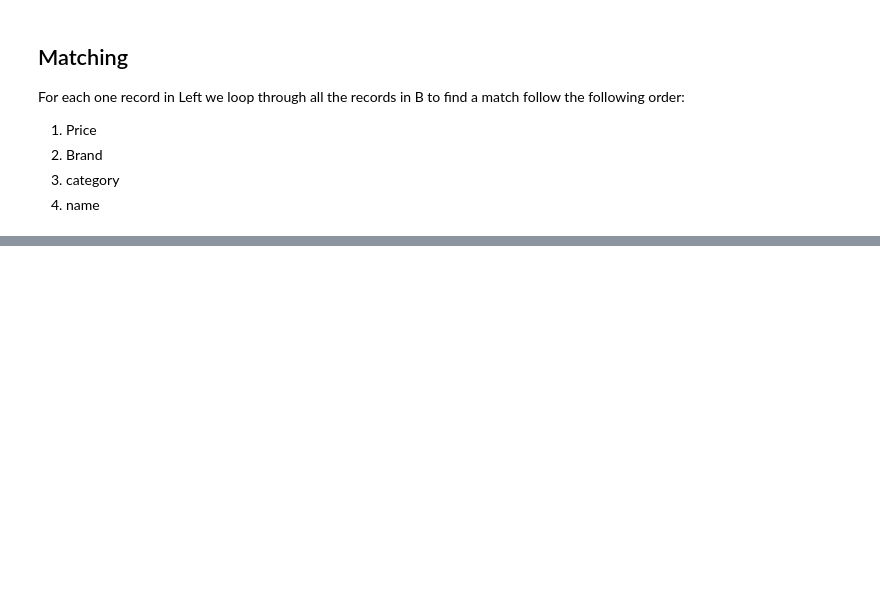
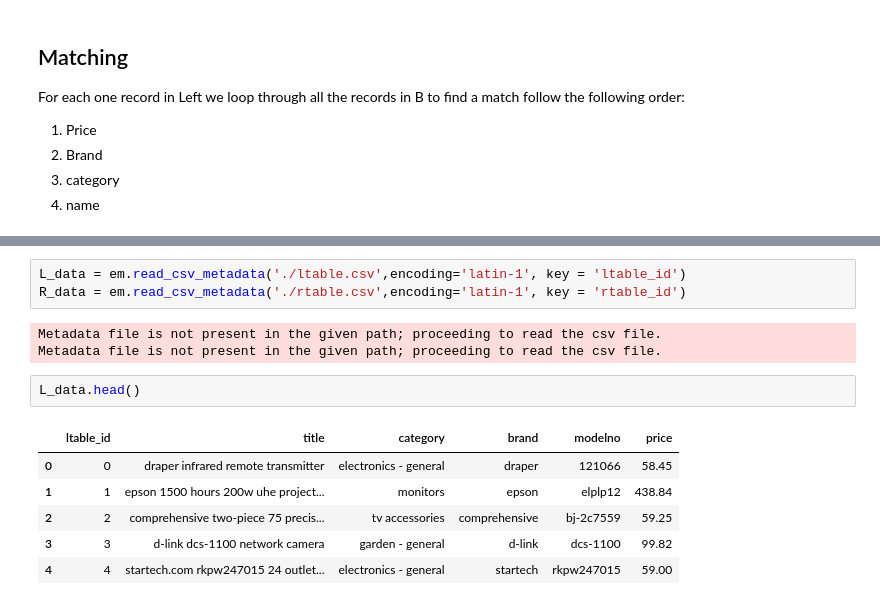
Before and after one commit to r0b3rt24/entity_matching, a Jupyter notebook: main.ipynb, the cells around one changed output, grey strips where cells are left out. Saved outputs shown, nothing was run; the diff lists cells and outputs as text; blank space fills up the shorter version.

```diff
--- a/main.ipynb
+++ b/main.ipynb
@@ -127,0 +176,15 @@ epson
+# %%
+L_data = em.read_csv_metadata('./ltable.csv',encoding='latin-1', key = 'ltable_id')
+R_data = em.read_csv_metadata('./rtable.csv',encoding='latin-1', key = 'rtable_id')
+# %% [output]
+Metadata file is not present in the given path; proceeding to read the csv file.
+Metadata file is not present in the given path; proceeding to read the csv file.
+# %%
+L_data.head()
+# %% [output]
+|  | ltable_id | title | category | brand | modelno | price |
+| 0 | 0 | draper infrared remote transmitter | electronics - general | draper | 121066 | 58.45 |
+| 1 | 1 | epson 1500 hours 200w uhe project... | monitors | epson | elplp12 | 438.84 |
+| 2 | 2 | comprehensive two-piece 75 precis... | tv accessories | comprehensive | bj-2c7559 | 59.25 |
+| 3 | 3 | d-link dcs-1100 network camera | garden - general | d-link | dcs-1100 | 99.82 |
+| 4 | 4 | startech.com rkpw247015 24 outlet... | electronics - general | startech | rkpw247015 | 59.00 |
```
Also changed, not shown: parts of 39 cells of this notebook.
